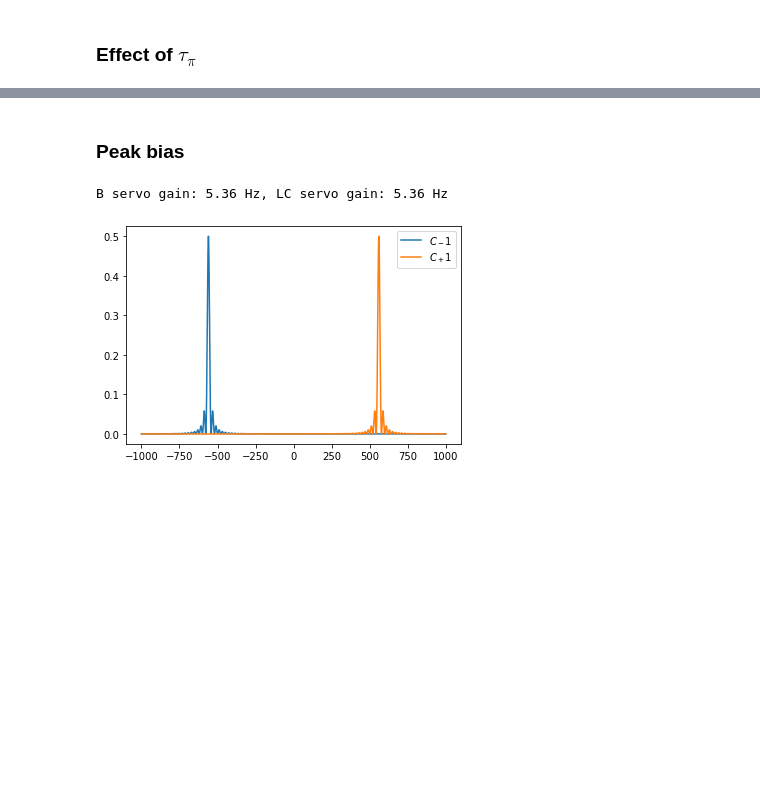
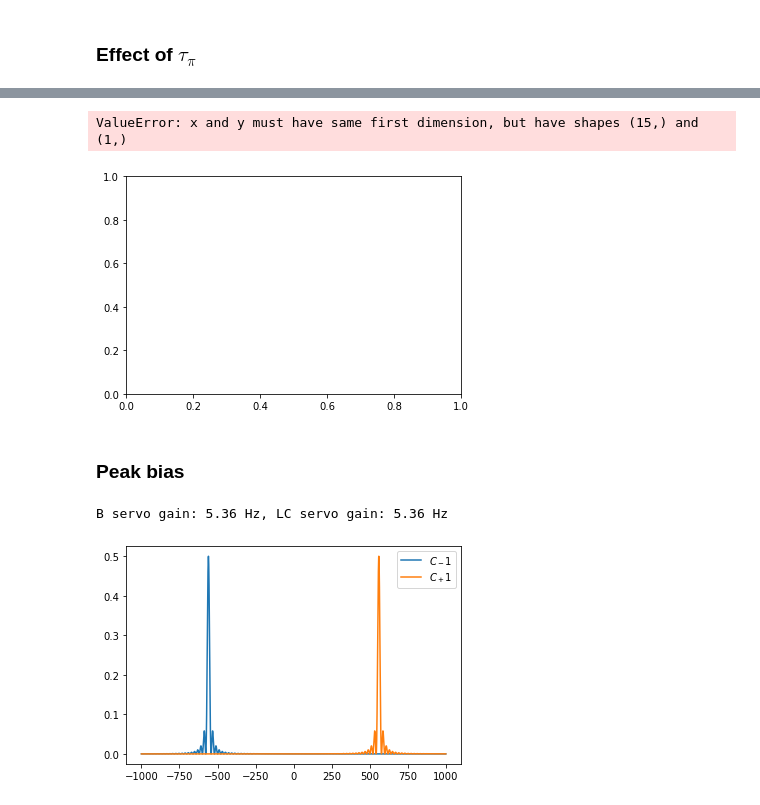
Before and after one commit to speug/srservosim, a Jupyter notebook: notebooks/bichromatic.ipynb, the cells around one changed output, grey strips where cells are left out. Drawn from its saved outputs; the diff is of its cells as text; code cells hidden in the pictures; blank space fills up the shorter version.

```diff
--- a/notebooks/bichromatic.ipynb
+++ b/notebooks/bichromatic.ipynb
@@ -511,3 +541,12 @@ for tau_pi, eta_C, eta_cavity in zip(tau_pis, eta_Cs, eta_cavities):
+# %%
+plt.plot(tau_pis*1e3, np.divide(right_LC_guesses, total_guesses), label='center')
+plt.plot(tau_pis*1e3, np.divide(right_B_guesses, total_guesses), label='MG-field')
+plt.xlabel(r'$\tau_\pi$ (ms)')
+plt.ylabel('Ratio of correct direction')
+plt.legend()
+# %% [output]
+ValueError: x and y must have same first dimension, but have shapes (15,) and (1,)
+[figure, added]
 # %% [markdown]
 ### Peak bias
 # %%
```
Also changed, not shown: parts of 5 cells of this notebook.
